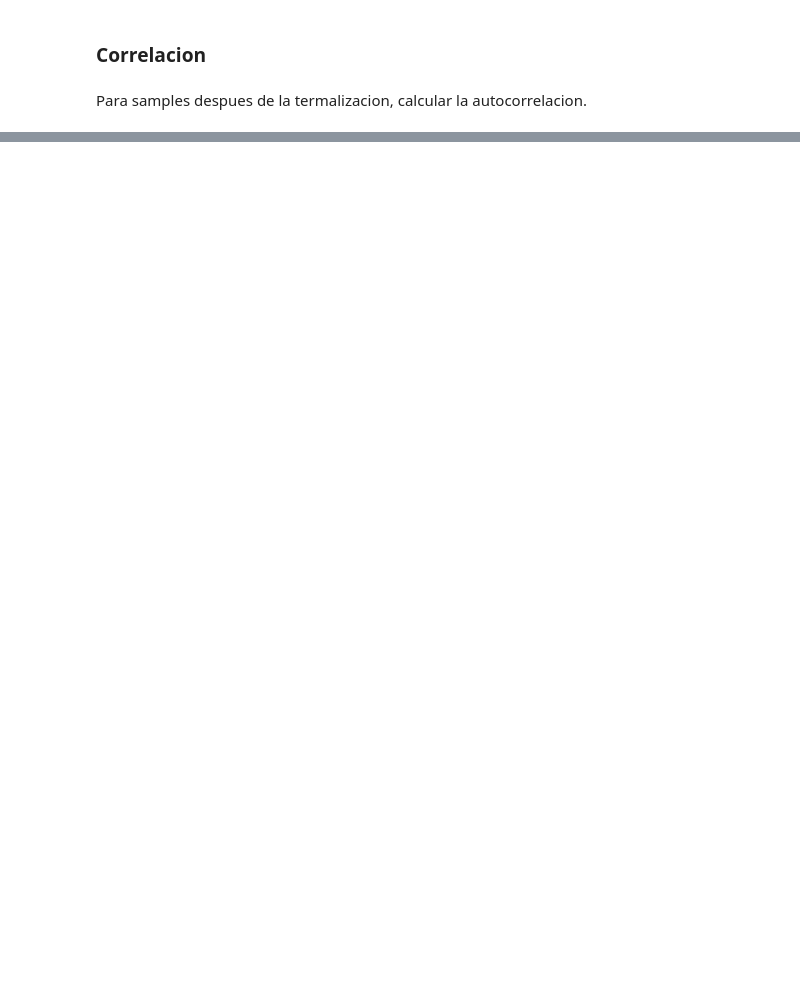
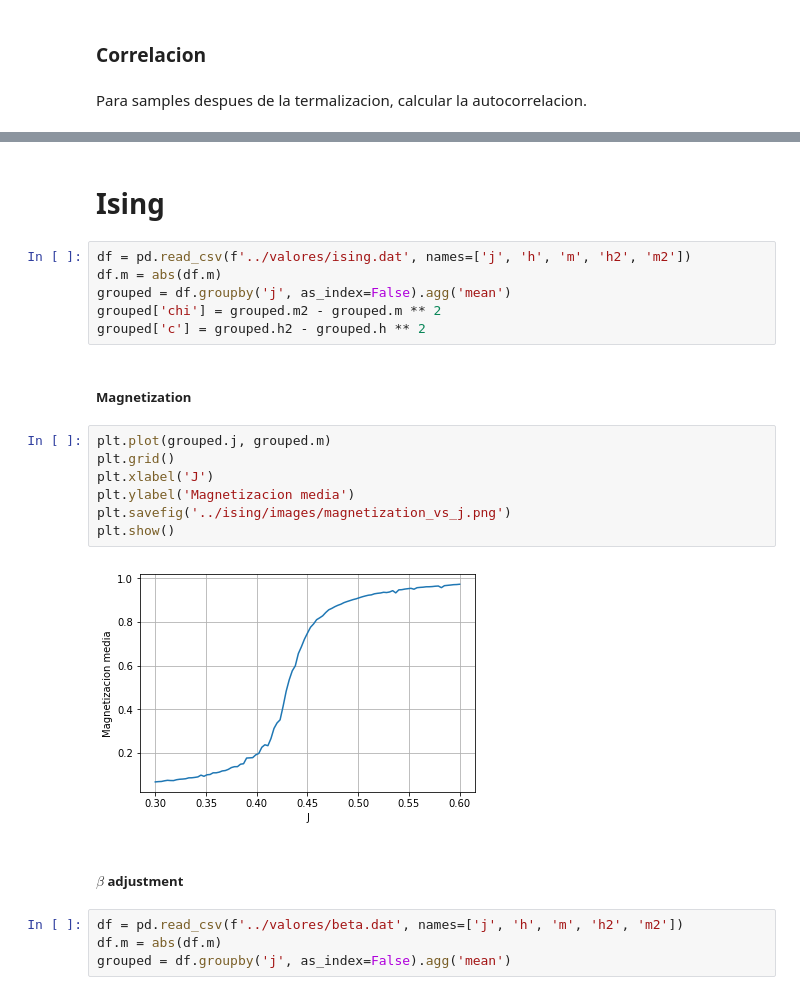
Before and after one commit to gonzalezzfelipe/computacional, a Jupyter notebook: practica/trabajo_2/python/playground.ipynb, the cells around one changed output, grey strips where cells are left out. Cells and saved outputs as stored; diff of their text form; blank space fills up the shorter version.

```diff
--- a/practica/trabajo_2/python/playground.ipynb
+++ b/practica/trabajo_2/python/playground.ipynb
@@ -68,0 +79,25 @@ plt.show()
+# %% [markdown]
+# Ising
+# %%
+df = pd.read_csv(f'../valores/ising.dat', names=['j', 'h', 'm', 'h2', 'm2'])
+df.m = abs(df.m)
+grouped = df.groupby('j', as_index=False).agg('mean')
+grouped['chi'] = grouped.m2 - grouped.m ** 2
+grouped['c'] = grouped.h2 - grouped.h ** 2
+# %% [markdown]
+##### Magnetization
+# %%
+plt.plot(grouped.j, grouped.m)
+plt.grid()
+plt.xlabel('J')
+plt.ylabel('Magnetizacion media')
+plt.savefig('../ising/images/magnetization_vs_j.png')
+plt.show()
+# %% [output]
+[figure, added]
+# %% [markdown]
+##### $\beta$ adjustment
+# %%
+df = pd.read_csv(f'../valores/beta.dat', names=['j', 'h', 'm', 'h2', 'm2'])
+df.m = abs(df.m)
+grouped = df.groupby('j', as_index=False).agg('mean')
```
Also changed, not shown: parts of 22 cells of this notebook, 24 other files.
